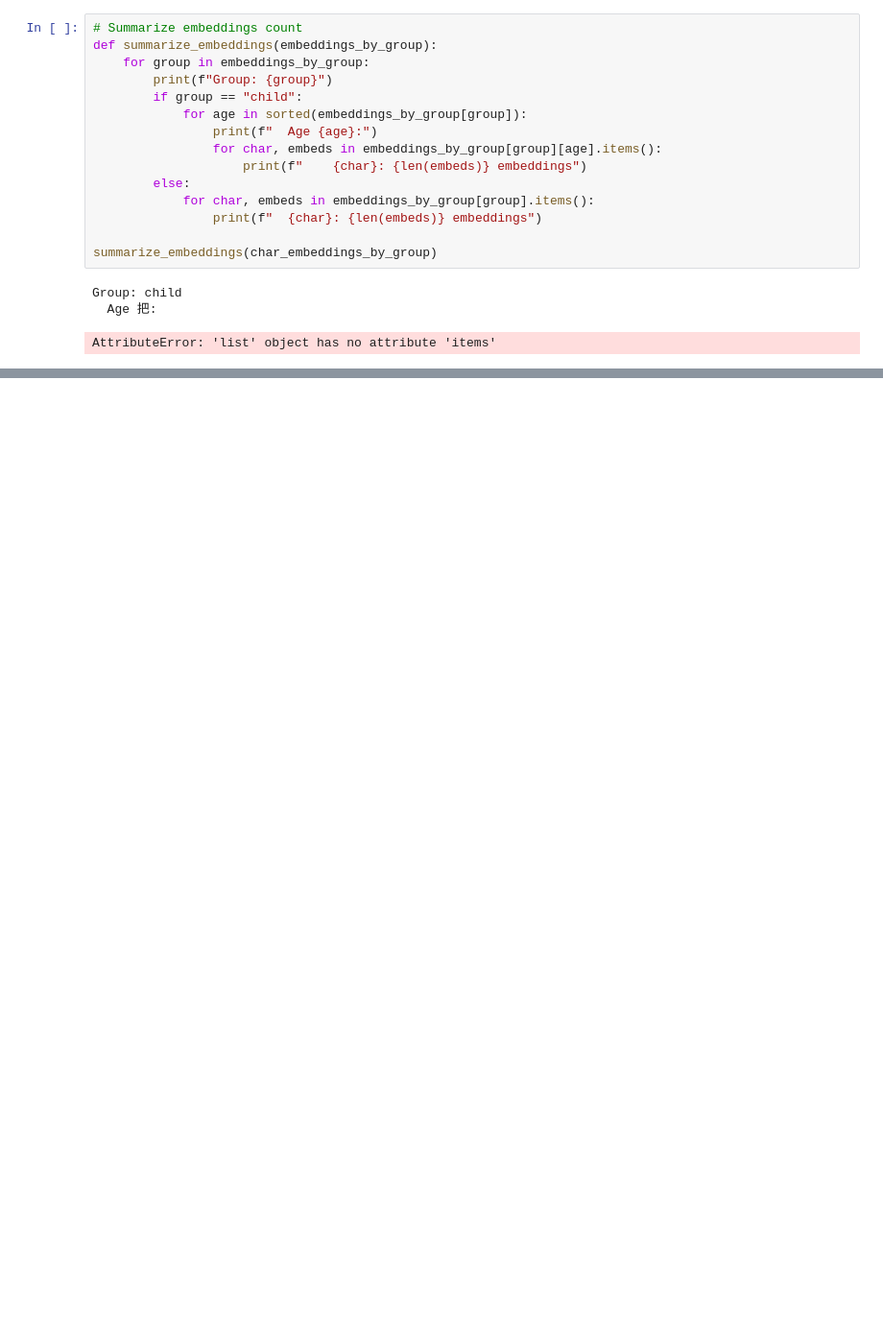
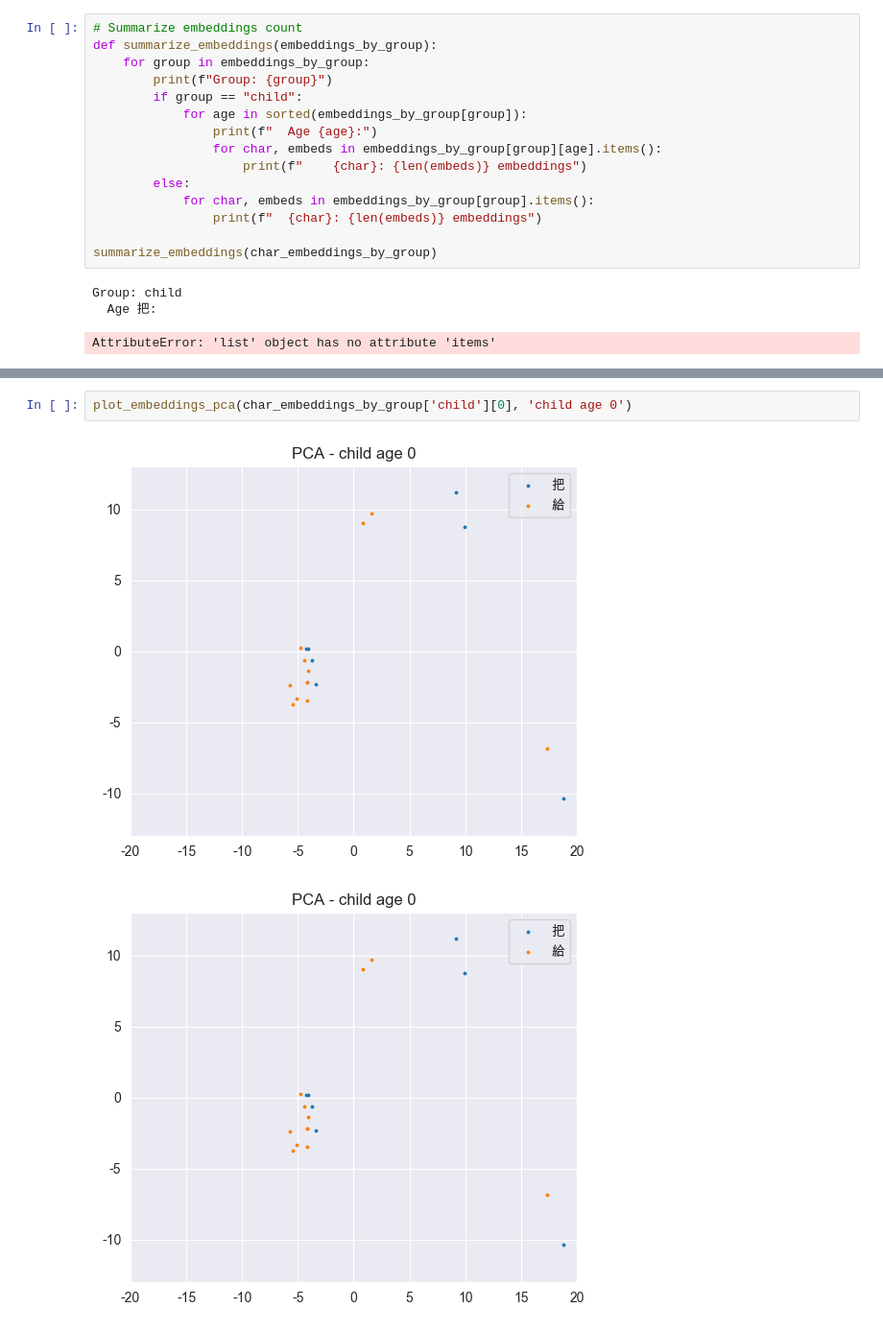
Before and after one commit to deborahwatty/childes_embeddings, a Jupyter notebook: context_embedding_full.ipynb, the cells around one changed output, grey strips where cells are left out. Shown at 96% size. Cells and saved outputs as stored; diff of their text form; blank space fills up the shorter version.

```diff
--- a/context_embedding_full.ipynb
+++ b/context_embedding_full.ipynb
@@ -248,0 +370,5 @@ AttributeError: 'list' object has no attribute 'items'
+# %%
+plot_embeddings_pca(char_embeddings_by_group['child'][0], 'child age 0')
+# %% [output]
+[figure, added]
+[figure, added]
```
Also changed, not shown: parts of 36 cells of this notebook, 23 other files.
